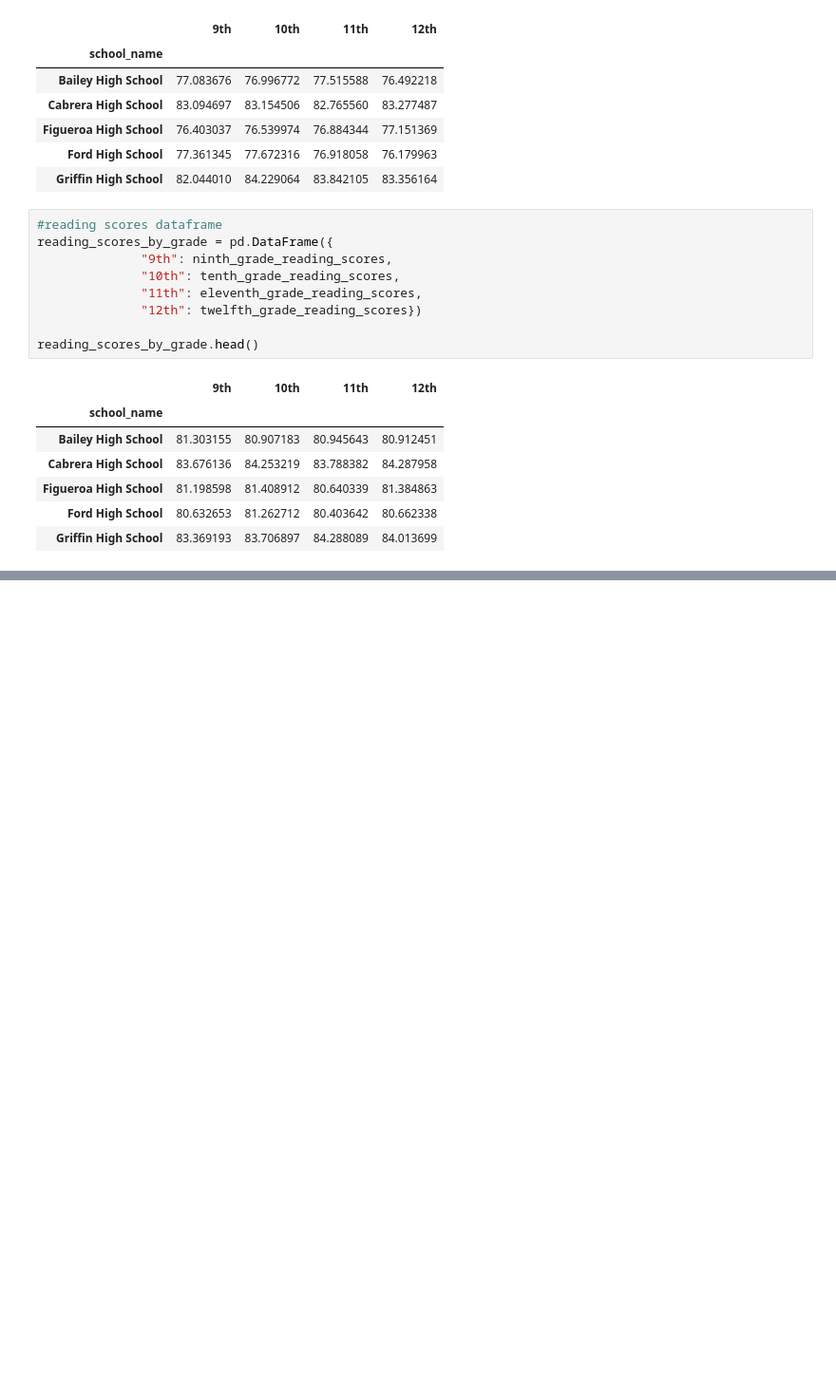
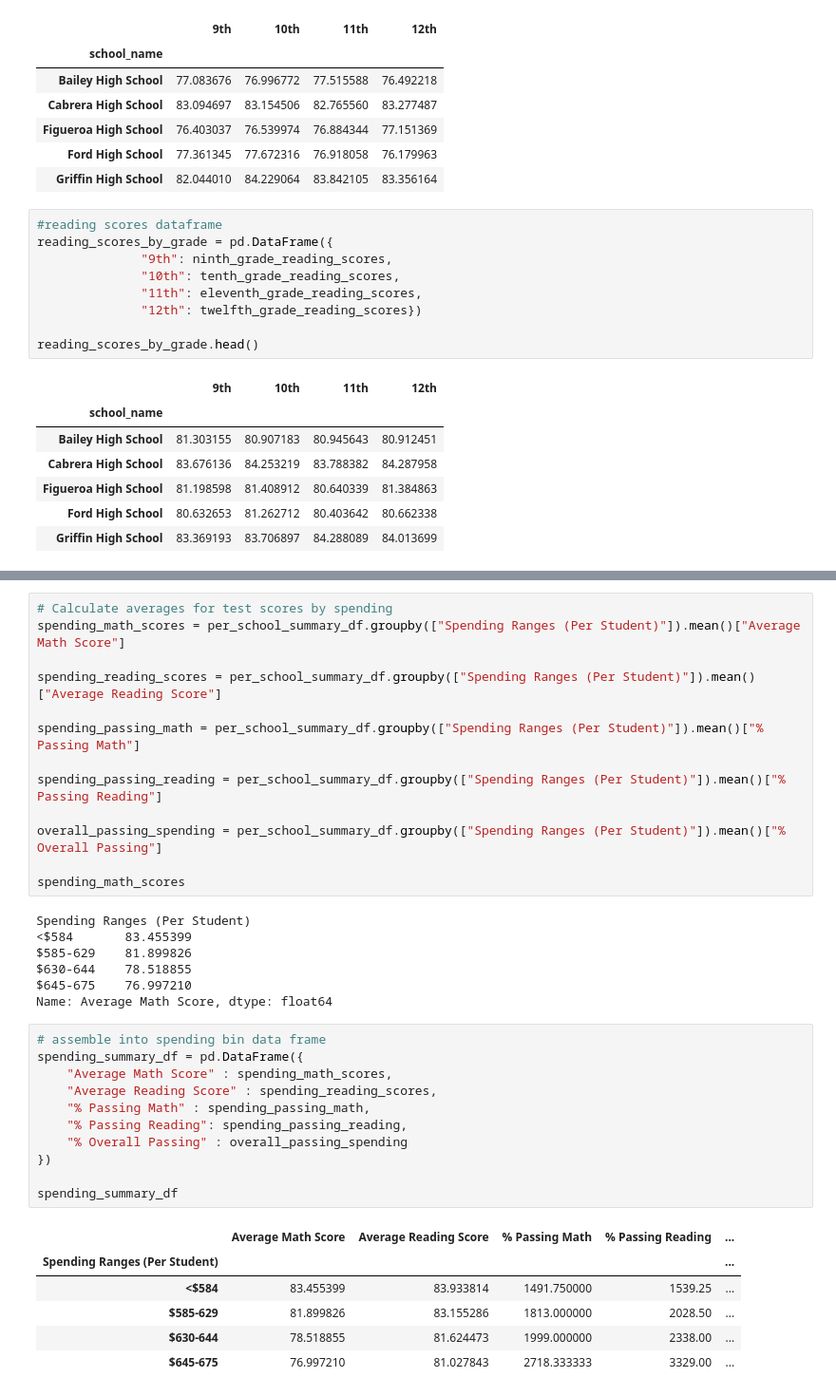
Before and after one commit to yikesbadatnames/School_District_Analysis, a Jupyter notebook: PyCitySchools.ipynb, the cells around one changed output, grey strips where cells are left out. Shown at 95% size. Saved outputs shown, nothing was run; the diff lists cells and outputs as text; blank space fills up the shorter version.

```diff
--- a/PyCitySchools.ipynb
+++ b/PyCitySchools.ipynb
@@ -773,0 +851,38 @@ IndentationError: unexpected indent (<ipython-input-319-ac57f26f9d69>, line 2)
+# %%
+# Calculate averages for test scores by spending
+spending_math_scores = per_school_summary_df.groupby(["Spending Ranges (Per Student)"]).mean()["Average Math Score"]
+
+spending_reading_scores = per_school_summary_df.groupby(["Spending Ranges (Per Student)"]).mean()["Average Reading Score"]
+
+spending_passing_math = per_school_summary_df.groupby(["Spending Ranges (Per Student)"]).mean()["% Passing Math"]
+
+spending_passing_reading = per_school_summary_df.groupby(["Spending Ranges (Per Student)"]).mean()["% Passing Reading"]
+
+overall_passing_spending = per_school_summary_df.groupby(["Spending Ranges (Per Student)"]).mean()["% Overall Passing"]
+
+spending_math_scores
+# %% [output]
+Spending Ranges (Per Student)
+<$584       83.455399
+$585-629    81.899826
+$630-644    78.518855
+$645-675    76.997210
+Name: Average Math Score, dtype: float64
+# %%
+# assemble into spending bin data frame
+spending_summary_df = pd.DataFrame({
+    "Average Math Score" : spending_math_scores,
+    "Average Reading Score" : spending_reading_scores,
+    "% Passing Math" : spending_passing_math,
+    "% Passing Reading": spending_passing_reading,
+    "% Overall Passing" : overall_passing_spending
+})
+
+spending_summary_df
+# %% [output]
+|  | Average Math Score | Average Reading Score | % Passing Math | % Passing Reading | ... |
+| Spending Ranges (Per Student) |  |  |  |  | ... |
+| <$584 | 83.455399 | 83.933814 | 1491.750000 | 1539.25 | ... |
+| $585-629 | 81.899826 | 83.155286 | 1813.000000 | 2028.50 | ... |
+| $630-644 | 78.518855 | 81.624473 | 1999.000000 | 2338.00 | ... |
+| $645-675 | 76.997210 | 81.027843 | 2718.333333 | 3329.00 | ... |
```
Also changed, not shown: parts of 7 cells of this notebook.
